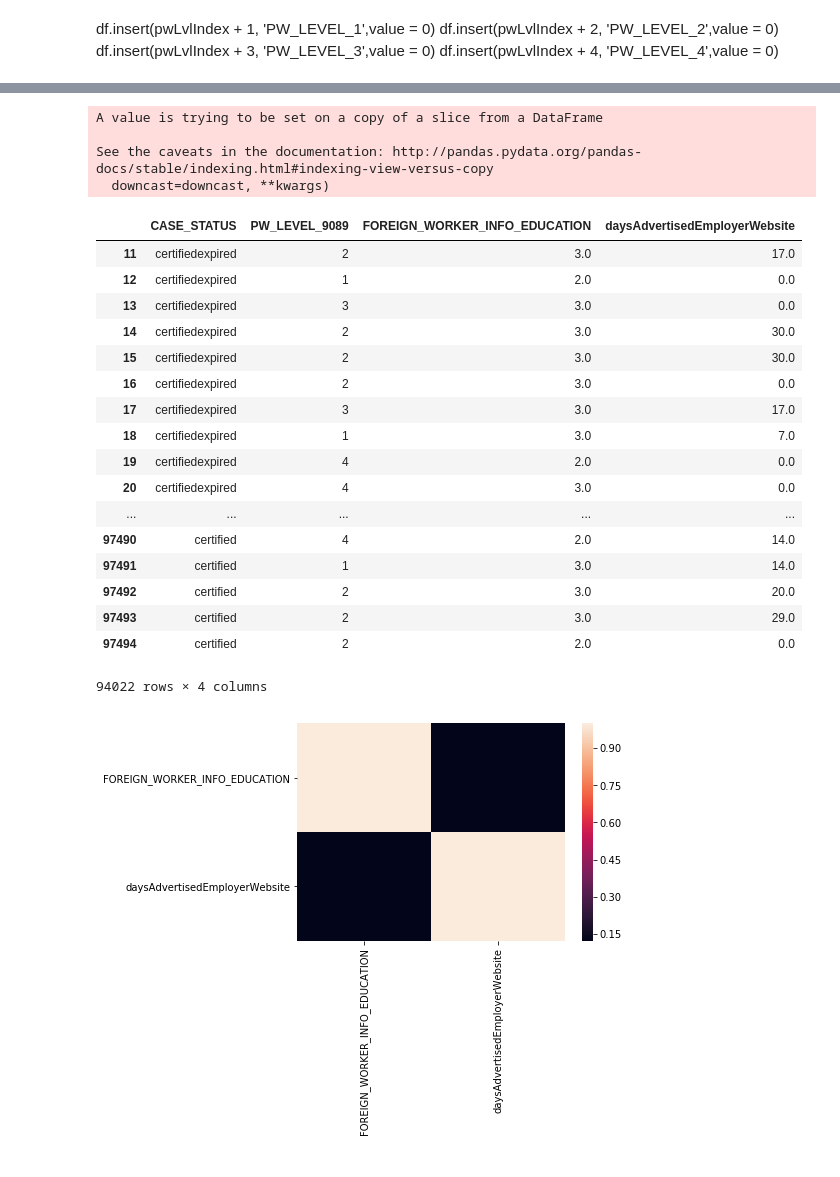
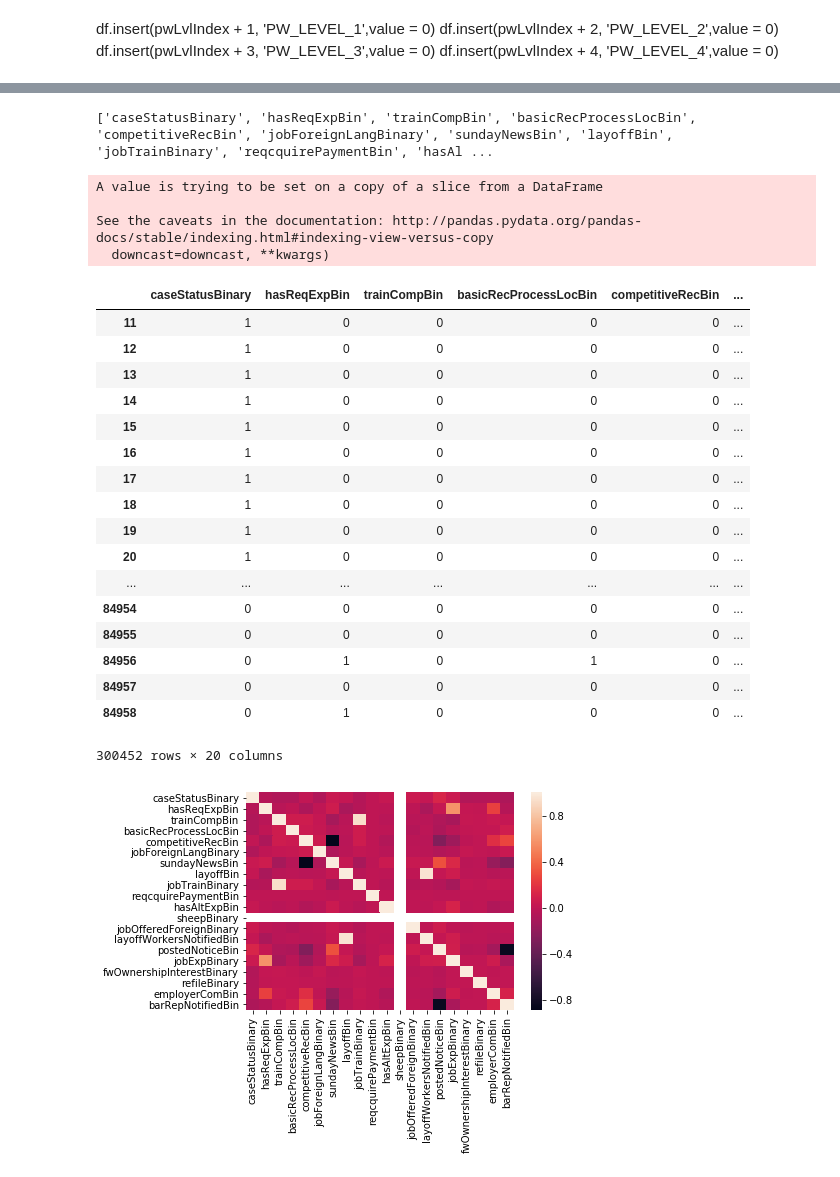
Before and after one commit to jukeboxj/USLC, a Jupyter notebook: EDA-Josh.ipynb, the cells around one changed output, grey strips where cells are left out. Cells and saved outputs as stored; diff of their text form; code cells hidden in the pictures.

```diff
--- a/EDA-Josh.ipynb
+++ b/EDA-Josh.ipynb
@@ -449,11 +289,0 @@ df['CASE_STATUS'].replace(['Withdrawn','Denied'],0,inplace=True)
-# %%
-#Create Education Categories
-df['FOREIGN_WORKER_INFO_EDUCATION'].replace(['None','High School'],0,inplace=True)
-df['FOREIGN_WORKER_INFO_EDUCATION'].replace(['Associate\'s'],1,inplace=True)
-df['FOREIGN_WORKER_INFO_EDUCATION'].replace(['Bachelor\'s'],2,inplace=True)
-df['FOREIGN_WORKER_INFO_EDUCATION'].replace(['Master\'s','Other'],3,inplace=True)
-df['FOREIGN_WORKER_INFO_EDUCATION'].replace(['Doctorate'],4,inplace=True)
-# %%
-daysAdvertisedEmployerWebsite = (df['RI_EMPLOYER_WEB_POST_TO']-df['RI_EMPLOYER_WEB_POST_FROM']).dt.days
-columnPos = df.columns.get_loc("RI_EMPLOYER_WEB_POST_FROM") + 1
-df.insert(columnPos,'daysAdvertisedEmployerWebsite', daysAdvertisedEmployerWebsite)
@@ -510,32 +299,44 @@ data = df[['CASE_STATUS','PW_LEVEL_9089','FOREIGN_WORKER_INFO_EDUCATION','daysAd
+# %%
+data = list(set(df) - set(data2017))
+test = df[data]
+
+
+data.remove('caseStatusBinary')
+data.insert(0,'caseStatusBinary')
+print(data)
+
+test = df[data]
+# %% [output]
+['caseStatusBinary', 'hasReqExpBin', 'trainCompBin', 'basicRecProcessLocBin', 'competitiveRecBin', 'jobForeignLangBinary', 'sundayNewsBin', 'layoffBin', 'jobTrainBinary', 'reqcquirePaymentBin', 'hasAl ...
 # %%
-data.fillna(0,inplace = True)
-data
+test.fillna(0,inplace = True)
+test
 # %% [output]
 A value is trying to be set on a copy of a slice from a DataFrame
 
 See the caveats in the documentation: http://pandas.pydata.org/pandas-docs/stable/indexing.html#indexing-view-versus-copy
   downcast=downcast, **kwargs)
-|  | CASE_STATUS | PW_LEVEL_9089 | FOREIGN_WORKER_INFO_EDUCATION | daysAdvertisedEmployerWebsite |
-| 11 | certifiedexpired | 2 | 3.0 | 17.0 |
-| 12 | certifiedexpired | 1 | 2.0 | 0.0 |
-| 13 | certifiedexpired | 3 | 3.0 | 0.0 |
-| 14 | certifiedexpired | 2 | 3.0 | 30.0 |
-| 15 | certifiedexpired | 2 | 3.0 | 30.0 |
-| 16 | certifiedexpired | 2 | 3.0 | 0.0 |
-| 17 | certifiedexpired | 3 | 3.0 | 17.0 |
-| 18 | certifiedexpired | 1 | 3.0 | 7.0 |
-| 19 | certifiedexpired | 4 | 2.0 | 0.0 |
-| 20 | certifiedexpired | 4 | 3.0 | 0.0 |
-| ... | ... | ... | ... | ... |
-| 97490 | certified | 4 | 2.0 | 14.0 |
-| 97491 | certified | 1 | 3.0 | 14.0 |
-| 97492 | certified | 2 | 3.0 | 20.0 |
-| 97493 | certified | 2 | 3.0 | 29.0 |
-| 97494 | certified | 2 | 2.0 | 0.0 |
+|  | caseStatusBinary | hasReqExpBin | trainCompBin | basicRecProcessLocBin | competitiveRecBin | ... |
+| 11 | 1 | 0 | 0 | 0 | 0 | ... |
+| 12 | 1 | 0 | 0 | 0 | 0 | ... |
+| 13 | 1 | 0 | 0 | 0 | 0 | ... |
+| 14 | 1 | 0 | 0 | 0 | 0 | ... |
+| 15 | 1 | 0 | 0 | 0 | 0 | ... |
+| 16 | 1 | 0 | 0 | 0 | 0 | ... |
+| 17 | 1 | 0 | 0 | 0 | 0 | ... |
+| 18 | 1 | 0 | 0 | 0 | 0 | ... |
+| 19 | 1 | 0 | 0 | 0 | 0 | ... |
+| 20 | 1 | 0 | 0 | 0 | 0 | ... |
+| ... | ... | ... | ... | ... | ... | ... |
+| 84954 | 0 | 0 | 0 | 0 | 0 | ... |
+| 84955 | 0 | 0 | 0 | 0 | 0 | ... |
+| 84956 | 0 | 1 | 0 | 1 | 0 | ... |
+| 84957 | 0 | 0 | 0 | 0 | 0 | ... |
+| 84958 | 0 | 1 | 0 | 0 | 0 | ... |
-94022 rows × 4 columns
+300452 rows × 20 columns
 # %%
-sns.heatmap(data.corr())
+sns.heatmap(test.corr())
 plt.show()
 # %% [output]
-[figure, old version]
+[figure, new version]
 # %%
```
Also changed, not shown: parts of 108 cells of this notebook.
